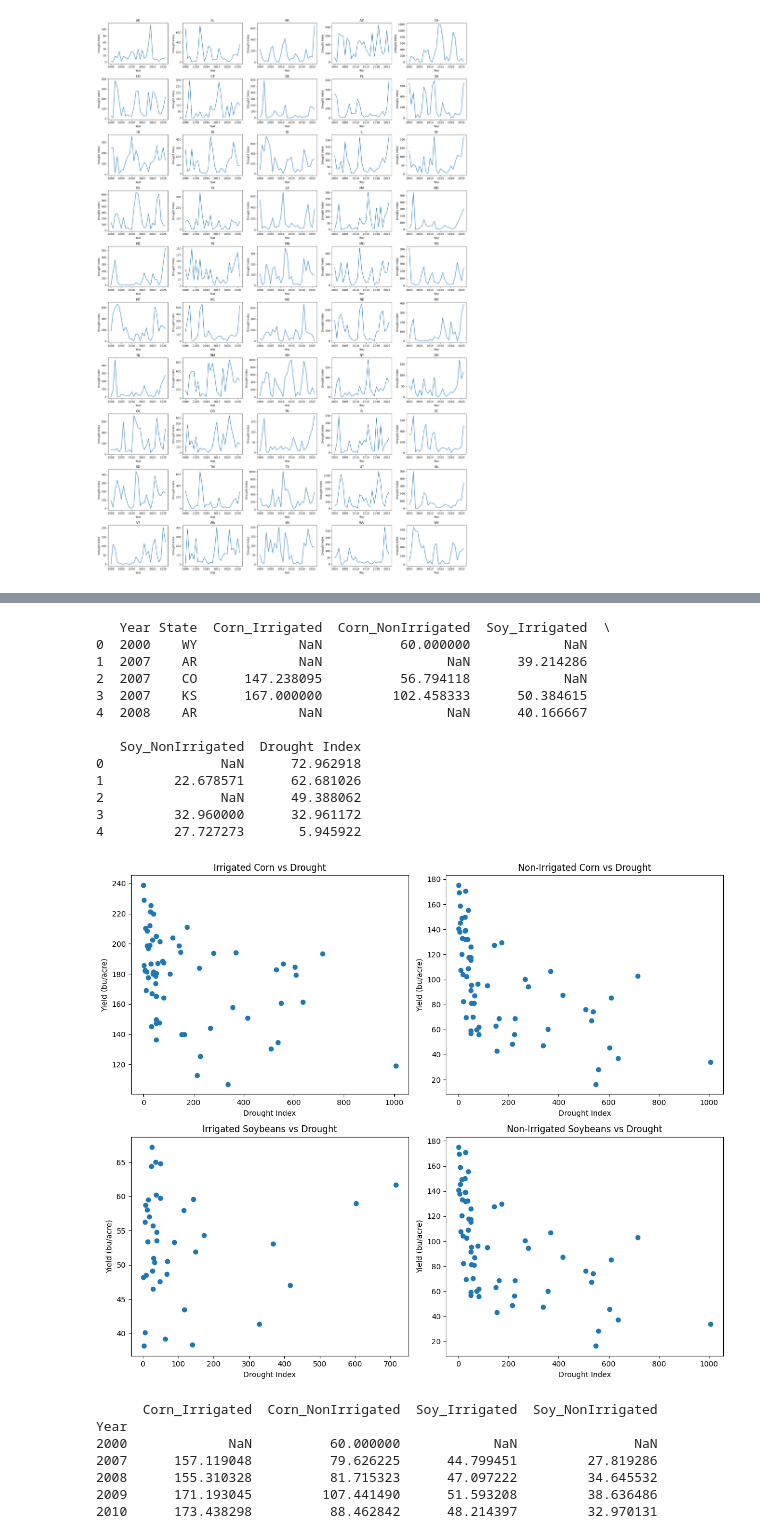
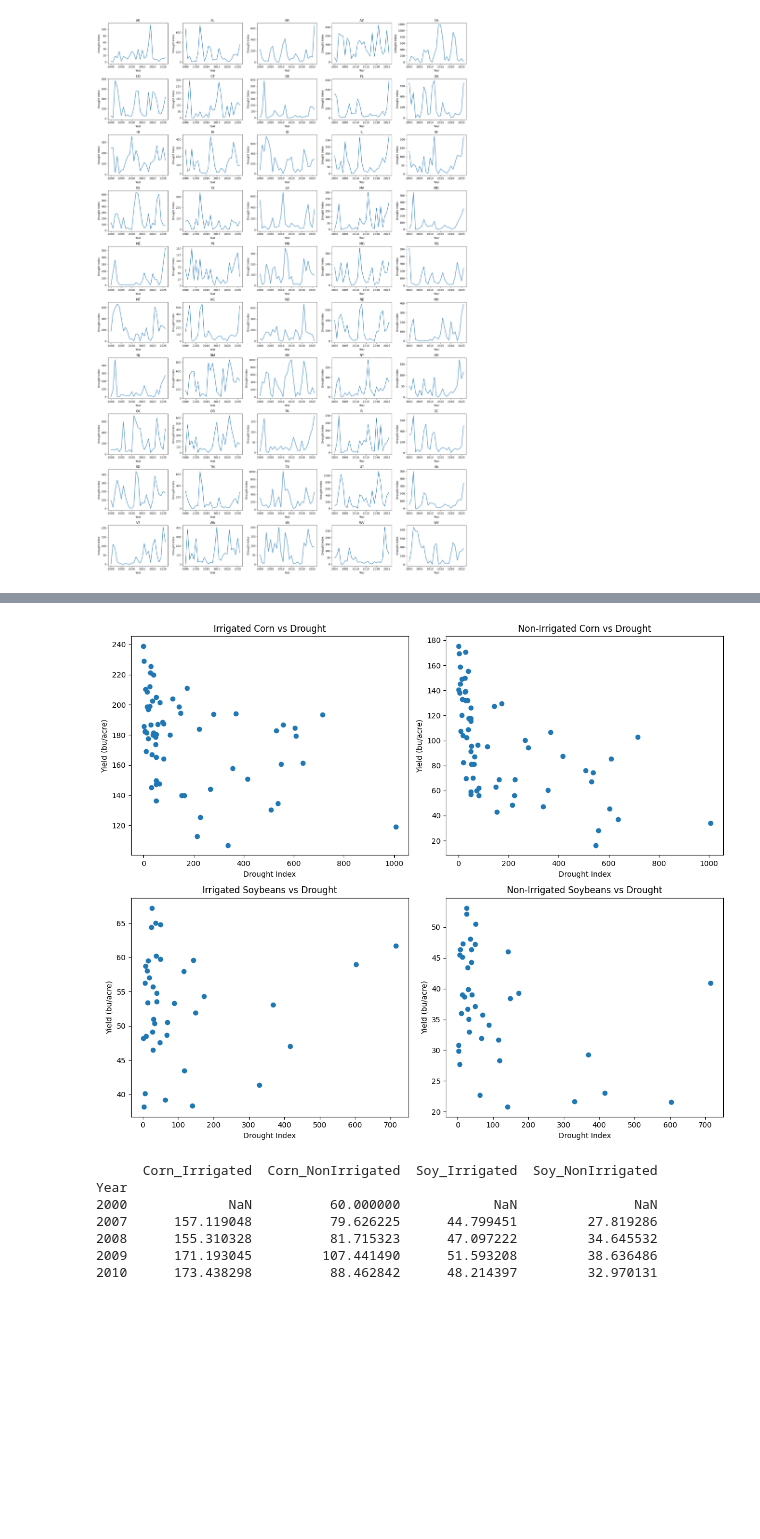
Before and after one commit to edb1014/CPSC-485-Final-Project, a Jupyter notebook: edb1014_Final Project.ipynb, the cells around one changed output, grey strips where cells are left out. Cells and saved outputs as stored; diff of their text form; code cells hidden in the pictures; blank space fills up the shorter version.

```diff
--- a/edb1014_Final Project.ipynb
+++ b/edb1014_Final Project.ipynb
@@ -27,13 +27,13 @@ Crop data
 3  0.0  2026-03-24  2026-03-30                  1
 4  0.0  2026-03-17  2026-03-23                  1
 # %%
-df_modifiedCrops = df_crops[['Year', 'State', 'Commodity', 'Data Item', 'Value']]
+df_crop_yields = df_crops[['Year', 'State', 'Commodity', 'Data Item', 'Value']]
 # Gets the average yield in bushels/acre per state
-df_modifiedCrops = df_modifiedCrops.groupby(['Year', 'State', 'Data Item'])['Value'].mean().reset_index()
+df_crop_yields = df_crop_yields.groupby(['Year', 'State', 'Data Item'])['Value'].mean().reset_index()
 # Create a pivot table to combine different data items (e.g. irrigated and non-irrigated) into the same row
-df_modifiedCrops = df_modifiedCrops.pivot_table(index=['Year', 'State'], columns='Data Item', values='Value').reset_index()
-df_modifiedCrops.columns.name = None
-df_modifiedCrops.columns = ['Year', 'State', 'Corn_Irrigated', 'Corn_NonIrrigated', 'Soy_Irrigated', 'Soy_NonIrrigated']
+df_crop_yields = df_crop_yields.pivot_table(index=['Year', 'State'], columns='Data Item', values='Value').reset_index()
+df_crop_yields.columns.name = None
+df_crop_yields.columns = ['Year', 'State', 'Corn_Irrigated', 'Corn_NonIrrigated', 'Soy_Irrigated', 'Soy_NonIrrigated']
 # Use State abbreviations
 state_abbrev = {
     'ALABAMA': 'AL', 'ALASKA': 'AK', 'ARIZONA': 'AZ', 'ARKANSAS': 'AR',
@@ -50,8 +50,8 @@ state_abbrev = {
     'VERMONT': 'VT', 'VIRGINIA': 'VA', 'WASHINGTON': 'WA', 'WEST VIRGINIA': 'WV',
     'WISCONSIN': 'WI', 'WYOMING': 'WY'
 }
-df_modifiedCrops['State'] = df_modifiedCrops['State'].map(state_abbrev)
-print(df_modifiedCrops.head())
+df_crop_yields['State'] = df_crop_yields['State'].map(state_abbrev)
+print(df_crop_yields.head())
 # %% [output]
    Year State  Corn_Irrigated  Corn_NonIrrigated  Soy_Irrigated  \
 0  2000    WY             NaN          60.000000            NaN
@@ -68,16 +68,16 @@ print(df_modifiedCrops.head())
 4         27.727273
 # %%
 #print(df_drought.columns)
-df_modifiedDrought = df_drought[['MapDate', 'State', 'D0', 'D1', 'D2', 'D3', 'D4']]
-df_modifiedDrought['Drought Index'] = (df_drought['D0'] * 1 + df_drought['D1'] * 2 + df_drought['D2'] * 3 + df_drought['D3'] * 4 + df_drought['D4'] * 5)
-df_modifiedDrought.drop(columns=['D0', 'D1', 'D2', 'D3', 'D4'], inplace=True)
-df_modifiedDrought['Year'] = df_modifiedDrought['MapDate'].astype(str).str[:4].astype(int)
-df_modifiedDrought.drop(columns=['MapDate'], inplace=True)
-df_modifiedDrought = df_modifiedDrought[['Year', 'State', 'Drought Index']]
-df_modifiedDrought = df_modifiedDrought.groupby(['Year', 'State'])['Drought Index'].mean().reset_index()
+df_drought_index = df_drought[['MapDate', 'State', 'D0', 'D1', 'D2', 'D3', 'D4']]
+df_drought_index['Drought Index'] = (df_drought['D0'] * 1 + df_drought['D1'] * 2 + df_drought['D2'] * 3 + df_drought['D3'] * 4 + df_drought['D4'] * 5)
+df_drought_index.drop(columns=['D0', 'D1', 'D2', 'D3', 'D4'], inplace=True)
+df_drought_index['Year'] = df_drought_index['MapDate'].astype(str).str[:4].astype(int)
+df_drought_index.drop(columns=['MapDate'], inplace=True)
+df_drought_index = df_drought_index[['Year', 'State', 'Drought Index']]
+df_drought_index = df_drought_index.groupby(['Year', 'State'])['Drought Index'].mean().reset_index()
 # Get rid of Puerto Rico and DC
-df_modifiedDrought = df_modifiedDrought[~df_modifiedDrought['State'].isin(['DC', 'PR'])]
-print(df_modifiedDrought)
+df_drought_index = df_drought_index[~df_drought_index['State'].isin(['DC', 'PR'])]
+print(df_drought_index)
 # %% [output]
       Year State  Drought Index
 0     2000    AK       2.308551
@@ -115,46 +149,33 @@ plt.show()
 # %%
-df_merged = df_modifiedCrops.merge(df_modifiedDrought, on=['Year', 'State'])
-#print(df_merged.head())
+df_combined = df_crop_yields.merge(df_drought_index, on=['Year', 'State'])
+#print(df_combined.head())
 
 fig, axes = plt.subplots(2, 2, figsize=(12, 10))
 
-axes[0,0].scatter(df_merged['Drought Index'], df_merged['Corn_Irrigated'])
+axes[0,0].scatter(df_combined['Drought Index'], df_combined['Corn_Irrigated'])
 axes[0,0].set_title('Irrigated Corn vs Drought')
 axes[0,0].set_xlabel('Drought Index')
 axes[0,0].set_ylabel('Yield (bu/acre)')
 
-axes[0,1].scatter(df_merged['Drought Index'], df_merged['Corn_NonIrrigated'])
+axes[0,1].scatter(df_combined['Drought Index'], df_combined['Corn_NonIrrigated'])
 axes[0,1].set_title('Non-Irrigated Corn vs Drought')
 axes[0,1].set_xlabel('Drought Index')
 axes[0,1].set_ylabel('Yield (bu/acre)')
 
-axes[1,0].scatter(df_merged['Drought Index'], df_merged['Soy_Irrigated'])
+axes[1,0].scatter(df_combined['Drought Index'], df_combined['Soy_Irrigated'])
 axes[1,0].set_title('Irrigated Soybeans vs Drought')
 axes[1,0].set_xlabel('Drought Index')
 axes[1,0].set_ylabel('Yield (bu/acre)')
 
-axes[1,1].scatter(df_merged['Drought Index'], df_merged['Corn_NonIrrigated'])
+axes[1,1].scatter(df_combined['Drought Index'], df_combined['Soy_NonIrrigated'])
 axes[1,1].set_title('Non-Irrigated Soybeans vs Drought')
 axes[1,1].set_xlabel('Drought Index')
 axes[1,1].set_ylabel('Yield (bu/acre)')
 
 plt.tight_layout()
 plt.show()
 # %% [output]
-   Year State  Corn_Irrigated  Corn_NonIrrigated  Soy_Irrigated  \
-0  2000    WY             NaN          60.000000            NaN
-1  2007    AR             NaN                NaN      39.214286
-2  2007    CO      147.238095          56.794118            NaN
-3  2007    KS      167.000000         102.458333      50.384615
-4  2008    AR             NaN                NaN      40.166667
-
-   Soy_NonIrrigated  Drought Index
-0               NaN      72.962918
-1         22.678571      62.681026
-2               NaN      49.388062
-3         32.960000      32.961172
-4         27.727273       5.945922
-[figure, old version]
+[figure, new version]
 # %%
 import matplotlib.pyplot as plt
 
```
Also changed, not shown: parts of 9 cells of this notebook.
